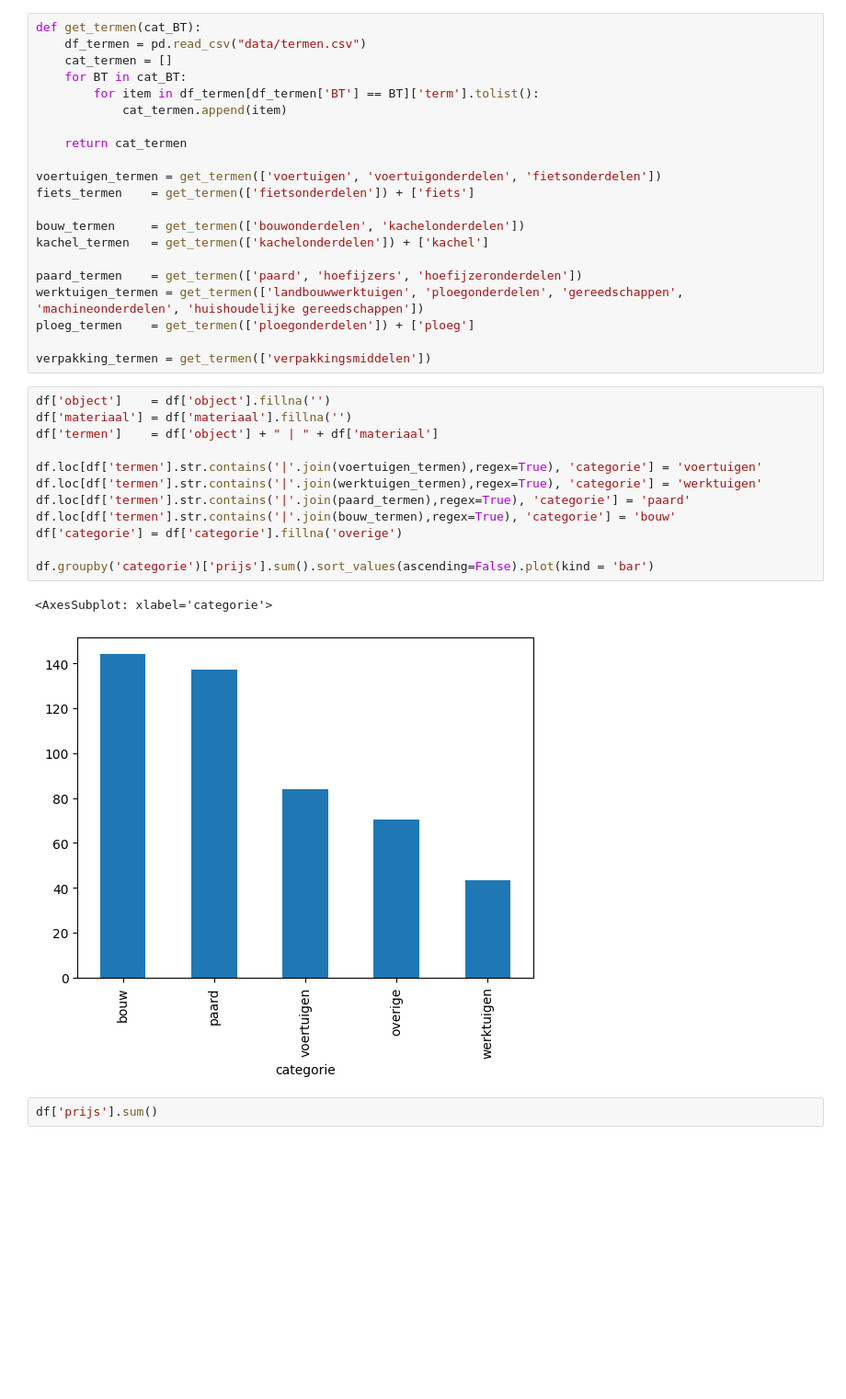
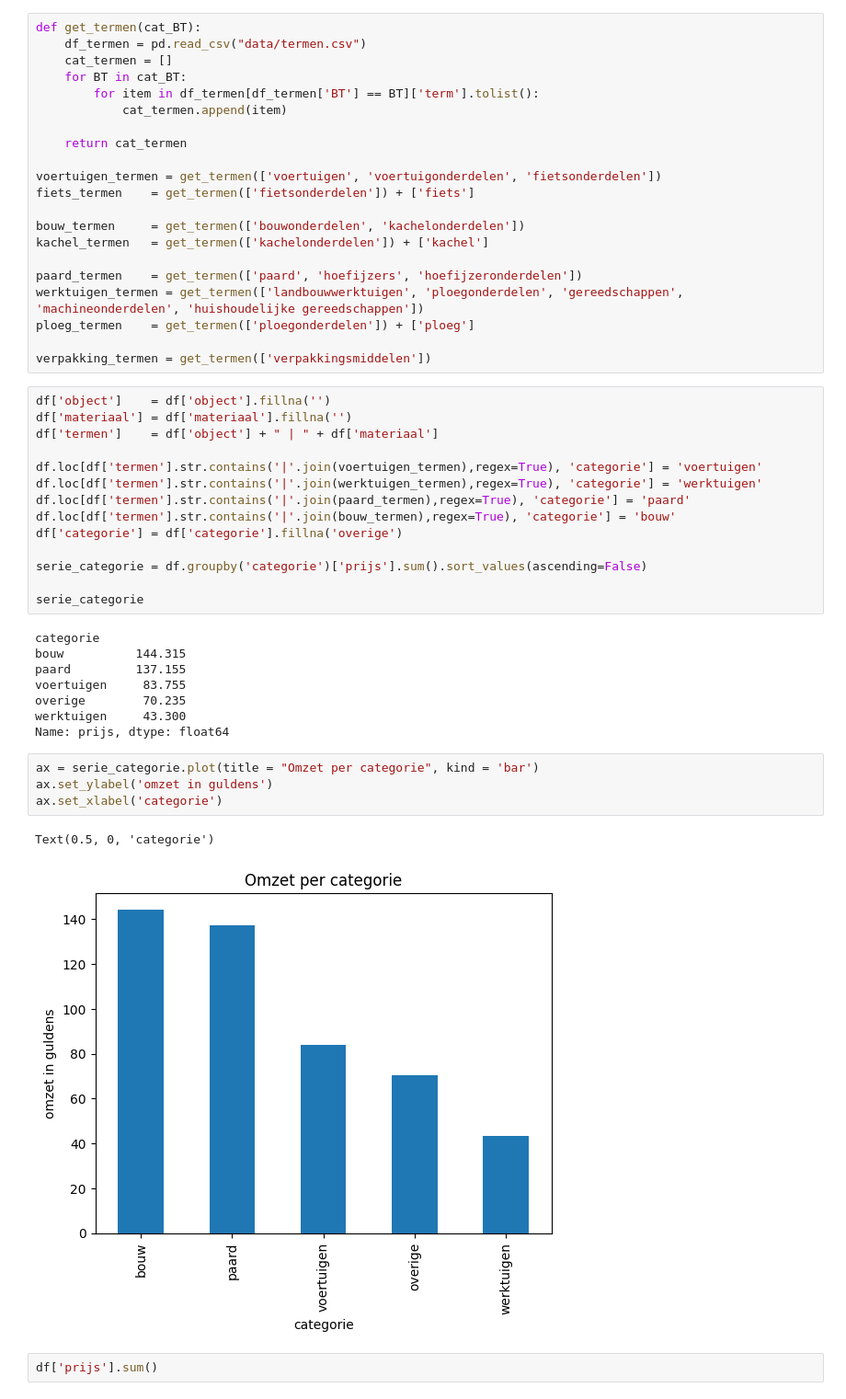
Before and after one commit to ivozandhuis/klantenboek-hj-zandhuis, a Jupyter notebook: analysis.ipynb, the cells around one changed output. Shown at 92% size. Cells and saved outputs as stored; diff of their text form; blank space fills up the shorter version.

```diff
--- a/analysis.ipynb
+++ b/analysis.ipynb
@@ -82,10 +82,24 @@ df.loc[df['termen'].str.contains('|'.join(paard_termen),regex=True), 'categorie'
 df.loc[df['termen'].str.contains('|'.join(bouw_termen),regex=True), 'categorie'] = 'bouw'
 df['categorie'] = df['categorie'].fillna('overige')
 
-df.groupby('categorie')['prijs'].sum().sort_values(ascending=False).plot(kind = 'bar')
+serie_categorie = df.groupby('categorie')['prijs'].sum().sort_values(ascending=False)
+
+serie_categorie
 # %% [output]
-<AxesSubplot: xlabel='categorie'>
+categorie
+bouw          144.315
+paard         137.155
+voertuigen     83.755
+overige        70.235
+werktuigen     43.300
+Name: prijs, dtype: float64
-[figure, removed]
+# %%
+ax = serie_categorie.plot(title = "Omzet per categorie", kind = 'bar')
+ax.set_ylabel('omzet in guldens')
+ax.set_xlabel('categorie')
+# %% [output]
+Text(0.5, 0, 'categorie')
+[figure, added]
 # %%
 df['prijs'].sum()
 # %% [output]
```
Also changed, not shown: 3 other files.
